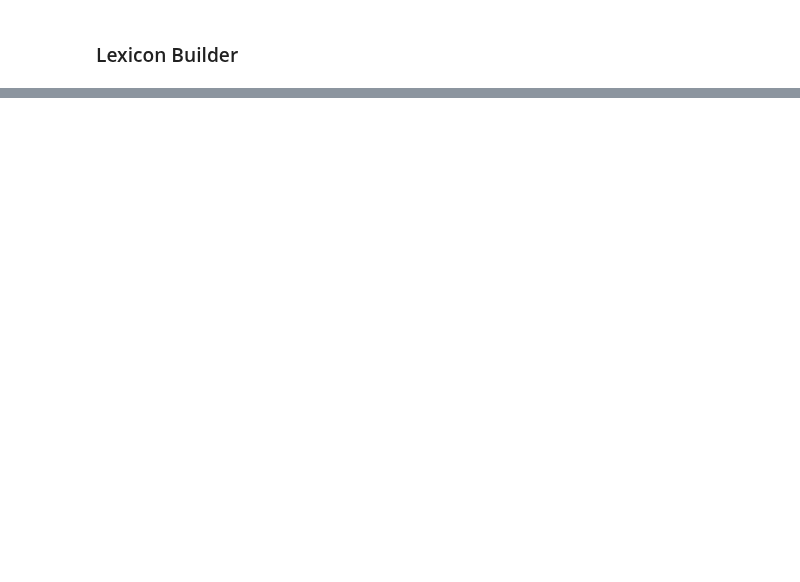
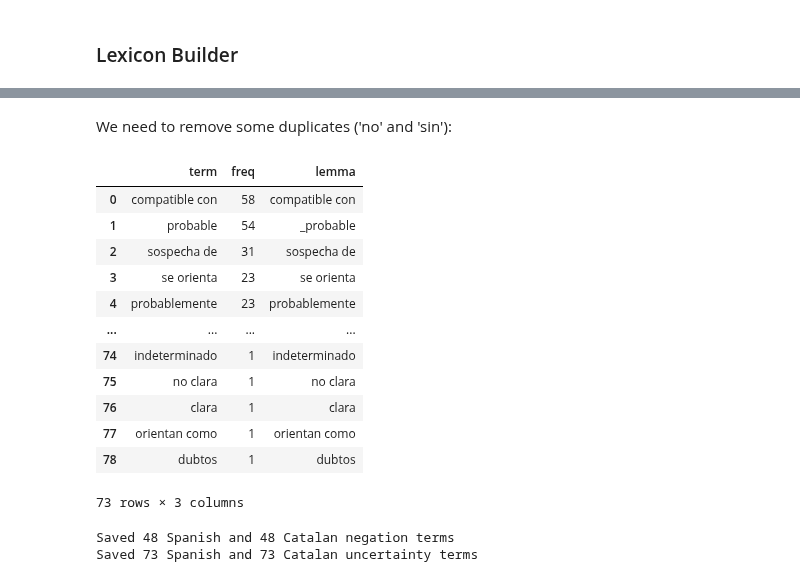
Before and after one commit to dmxocean/projectNLP, a Jupyter notebook: notebooks/lexicon_builder.ipynb, the cells around one changed output, grey strips where cells are left out. Drawn from its saved outputs; the diff is of its cells as text; code cells hidden in the pictures; blank space fills up the shorter version.

```diff
--- a/notebooks/lexicon_builder.ipynb
+++ b/notebooks/lexicon_builder.ipynb
@@ -234,10 +433,33 @@ display(unc_lexicon.head())
+# %% [markdown]
+We need to remove some duplicates ('no' and 'sin'):
+# %%
+unc_lexicon.drop_duplicates(subset=["lemma"], inplace=True)
+neg_lexicon.drop_duplicates(subset=["lemma"], inplace=True)
+
+# take out "_no" and "_sin" from the uncertainty lexicon
+unc_lexicon = unc_lexicon[~unc_lexicon["lemma"].isin(["_no", "_sin"])]
+unc_lexicon
+# %% [output]
+|  | term | freq | lemma |
+| 0 | compatible con | 58 | compatible con |
+| 1 | probable | 54 | _probable |
+| 2 | sospecha de | 31 | sospecha de |
+| 3 | se orienta | 23 | se orienta |
+| 4 | probablemente | 23 | probablemente |
+| ... | ... | ... | ... |
+| 74 | indeterminado | 1 | indeterminado |
+| 75 | no clara | 1 | no clara |
+| 76 | clara | 1 | clara |
+| 77 | orientan como | 1 | orientan como |
+| 78 | dubtos | 1 | dubtos |
+73 rows × 3 columns
 # %%
-# Save complete lexicons to directory
-neg_lexicon.to_csv(os.path.join(path_negation, "negation_ALL.csv"), index=False)
-unc_lexicon.to_csv(os.path.join(path_uncertainty, "uncertainty_ALL.csv"), index=False)
+# Save to negation and uncertainty directories
+neg_lexicon.to_csv(os.path.join(path_negation, "negation.csv"), index=False)
+unc_lexicon.to_csv(os.path.join(path_uncertainty, "uncertainty.csv"), index=False)
 
-# Language and save
-neg_lexicon_es = neg_lexicon[neg_lexicon["language"] == "es"]
-neg_lexicon_ca = neg_lexicon[neg_lexicon["language"] == "ca"]
-unc_lexicon_es = unc_lexicon[unc_lexicon["language"] == "es"]
-unc_lexicon_ca = unc_lexicon[unc_lexicon["language"] == "ca"]
+print(f"Saved {len(neg_lexicon)} Spanish and {len(neg_lexicon)} Catalan negation terms")
+print(f"Saved {len(unc_lexicon)} Spanish and {len(unc_lexicon)} Catalan uncertainty terms")
+# %% [output]
+Saved 48 Spanish and 48 Catalan negation terms
+Saved 73 Spanish and 73 Catalan uncertainty terms
```
Also changed, not shown: parts of 14 cells of this notebook, 24 other files.
